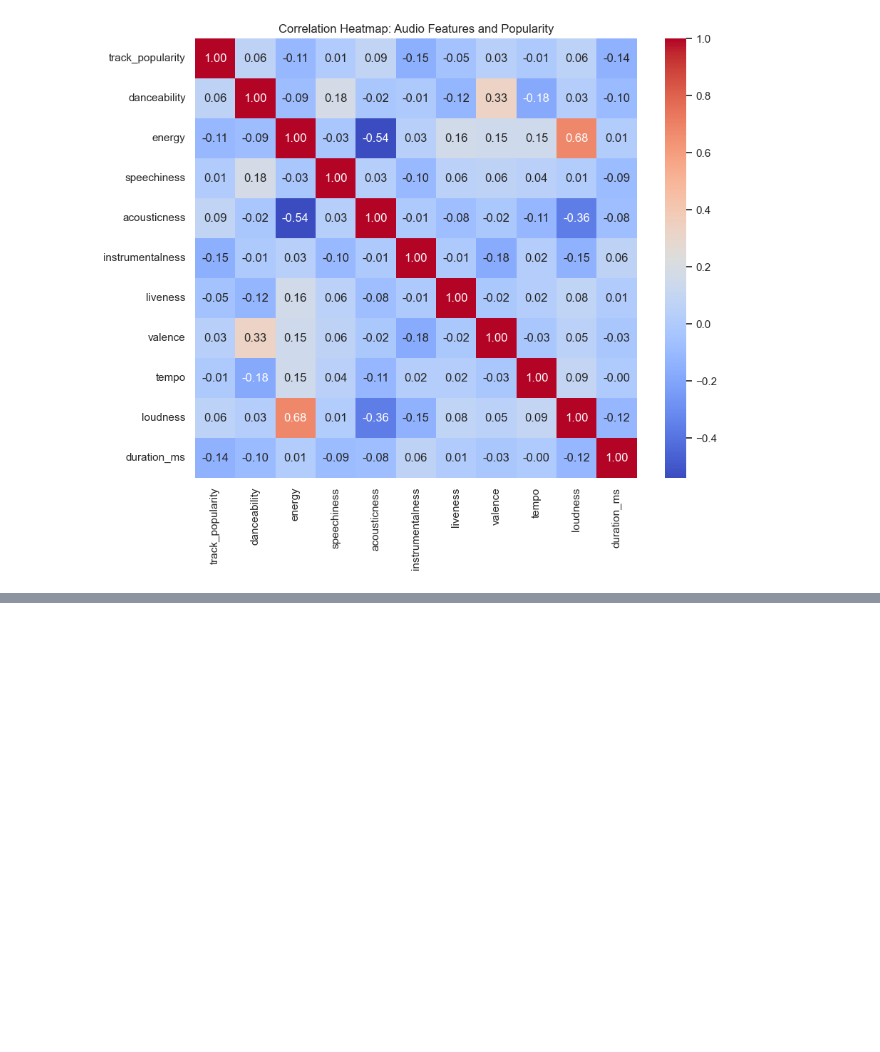
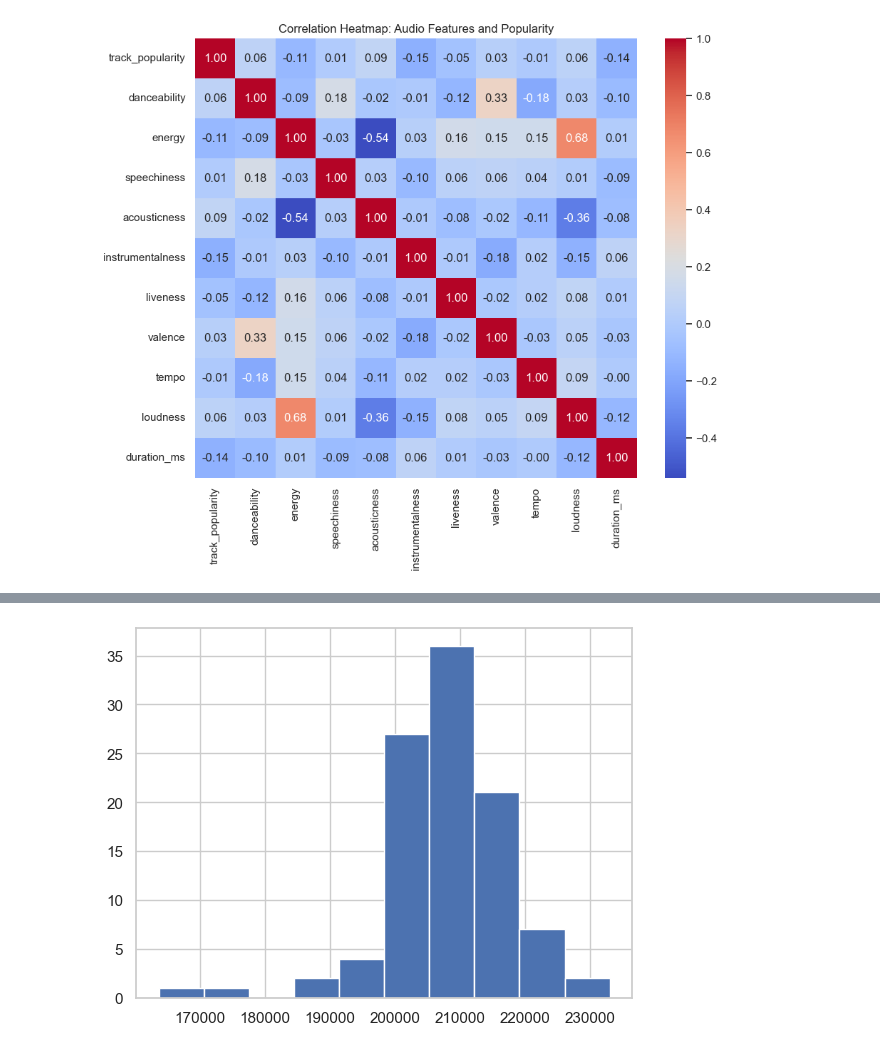
Before and after one commit to hayooniverse/Spotify-Recommendation-Systems, a Jupyter notebook: data_visualization/dataviz.ipynb, the cells around one changed output, grey strips where cells are left out. Drawn from its saved outputs; the diff is of its cells as text; code cells hidden in the pictures; blank space fills up the shorter version.

```diff
--- a/data_visualization/dataviz.ipynb
+++ b/data_visualization/dataviz.ipynb
@@ -417,0 +544,7 @@ plt.show()
+# %%
+duration_popularity = df_10_yrs.groupby('track_popularity')['duration_ms'].mean()
+plt.hist(duration_popularity)
+# x: duration
+plt.show()
+# %% [output]
+[figure, added]
```
Also changed, not shown: parts of 29 cells of this notebook.
